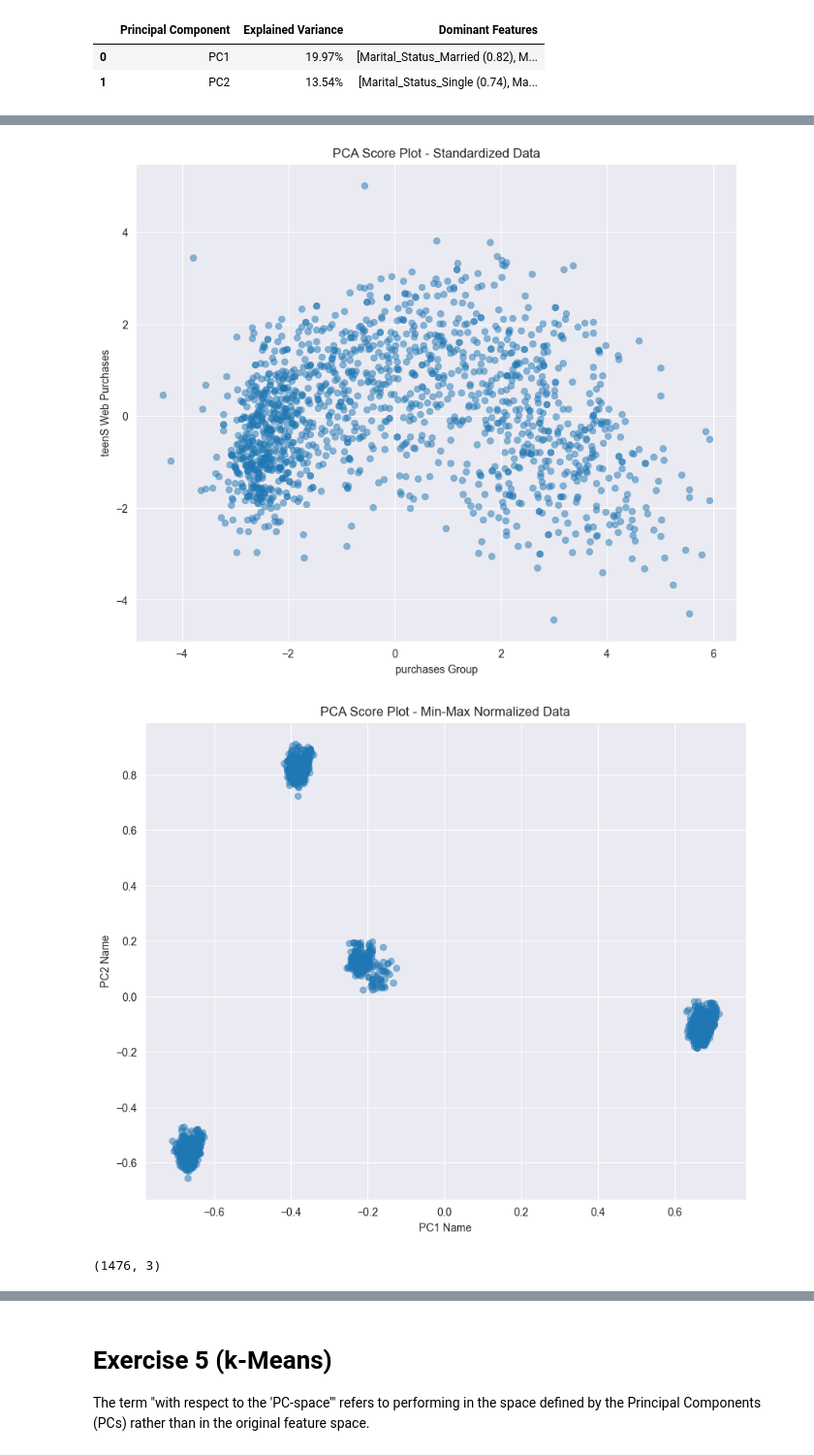
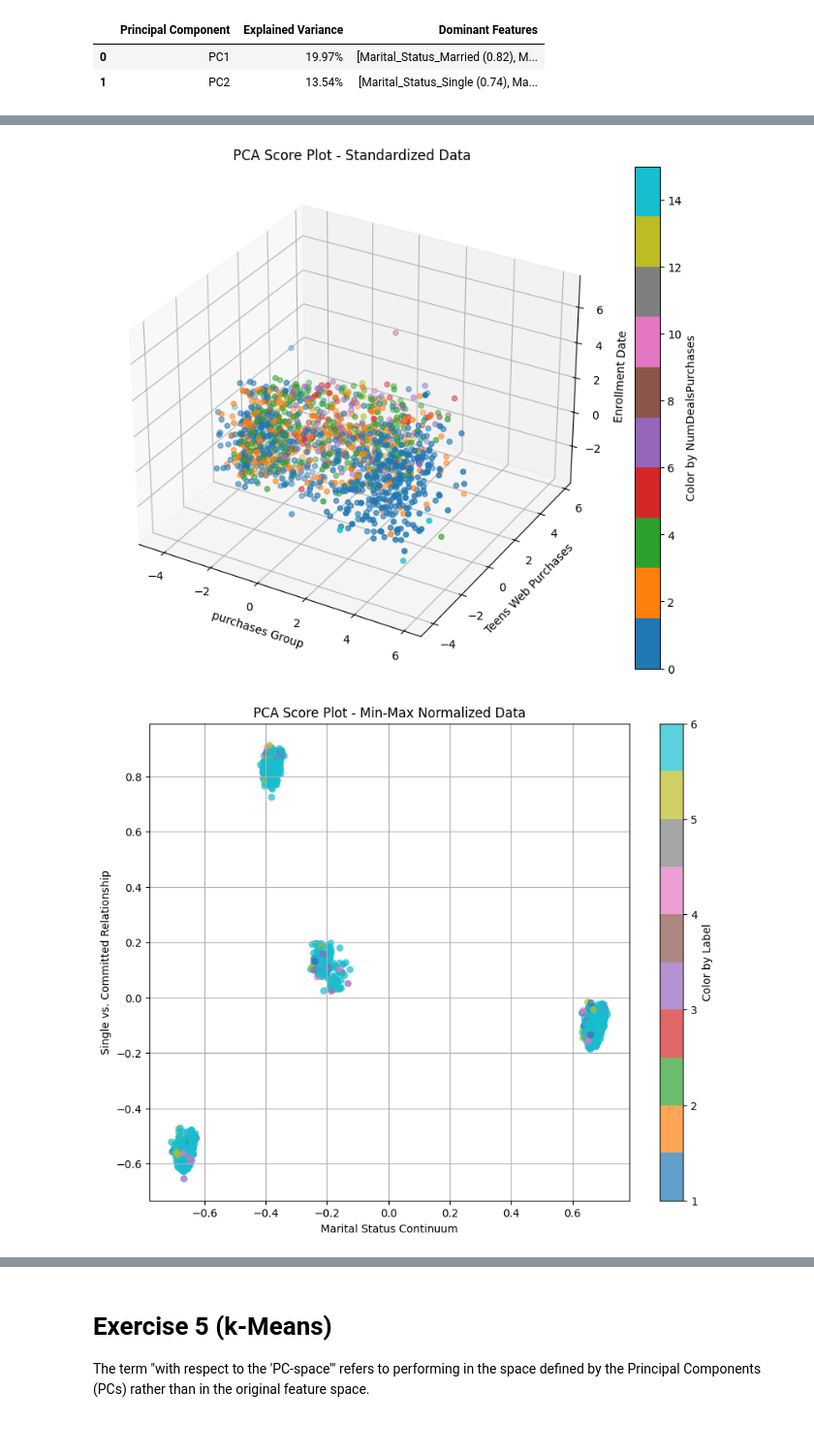
Before and after one commit to Sepehr-A/CLA_Project, a Jupyter notebook: PCA_HW/PCA_HW_NEW.ipynb, the cells around one changed output, grey strips where cells are left out. Shown at 97% size. Drawn from its saved outputs; the diff is of its cells as text; code cells hidden in the pictures.

```diff
--- a/PCA_HW/PCA_HW_NEW.ipynb
+++ b/PCA_HW/PCA_HW_NEW.ipynb
@@ -498,29 +526,34 @@ Recency is in the range of [0,99]. Since Resency is a lot therefore
 # %%
-def plot_pca_scores(pca_scores, pc_names, title):
-    """
-    Plot the PCA scores for the first two principal components.
-    :param labels: the label for data coloring
-    :param pca_scores: Array of PCA scores (transformed features)
-    :param pc_names: List of names for the first two principal components
-    :param title: Title for the plot
-    """
-    plt.figure(figsize=(10, 8))
-    scatter = plt.scatter(pca_scores[:, 0], pca_scores[:, 1], alpha=0.5,
-                          linewidth=0.5)
+def plot_pca_scores(pca_scores, labels, pc_names, title):
+    if len(pc_names) == 2:
+        plt.figure(figsize=(10, 8))
+        scatter = plt.scatter(pca_scores[:, 0], pca_scores[:, 1], c=labels, alpha=0.7,
+                              linewidth=0.5, cmap='tab10')
 
-    plt.xlabel(pc_names[0])
-    plt.ylabel(pc_names[1])
-    plt.title(title)
-    plt.grid(True)
-    plt.show()
+        plt.xlabel(pc_names[0])
+        plt.ylabel(pc_names[1])
+        plt.title(title)
+        plt.colorbar(scatter, label='Color by Label')
+        plt.grid(True)
+        plt.show()
+    elif len(pc_names) == 3:
+        fig = plt.figure(figsize=(10, 8))
+        ax = fig.add_subplot(111, projection='3d')
+        scatter = ax.scatter(pca_scores[:, 0], pca_scores[:, 1], pca_scores[:, 2], c=labels, cmap='tab10')
+
+        ax.set_xlabel(pc_names[0])
+        ax.set_ylabel(pc_names[1])
+        ax.set_zlabel(pc_names[2])
+        ax.set_title(title)
+        fig.colorbar(scatter, ax=ax, label='Color by NumDealsPurchases')
+        plt.show()
 
 
-plot_pca_scores(X_std_pca, ['purchases Group', 'teenS Web Purchases', 'Date of customer’s enrollment'],
+
+plot_pca_scores(X_std_pca,labels= workdf['NumDealsPurchases'], pc_names = ['purchases Group', 'Teens Web Purchases', 'Enrollment Date'],
                 title='PCA Score Plot - Standardized Data')
-plot_pca_scores(X_mm_pca, ['PC1 Name', 'PC2 Name'],
+plot_pca_scores(X_mm_pca,labels= workdf['CombinedCmp'], pc_names = ['Marital Status Continuum', 'Single vs. Committed Relationship'],
                   title='PCA Score Plot - Min-Max Normalized Data')
-X_std_pca.shape
 # %% [output]
-[figure, old version]
+[figure, new version]
-[figure, old version]
+[figure, new version]
-(1476, 3)
```
Also changed, not shown: parts of 15 cells of this notebook.
